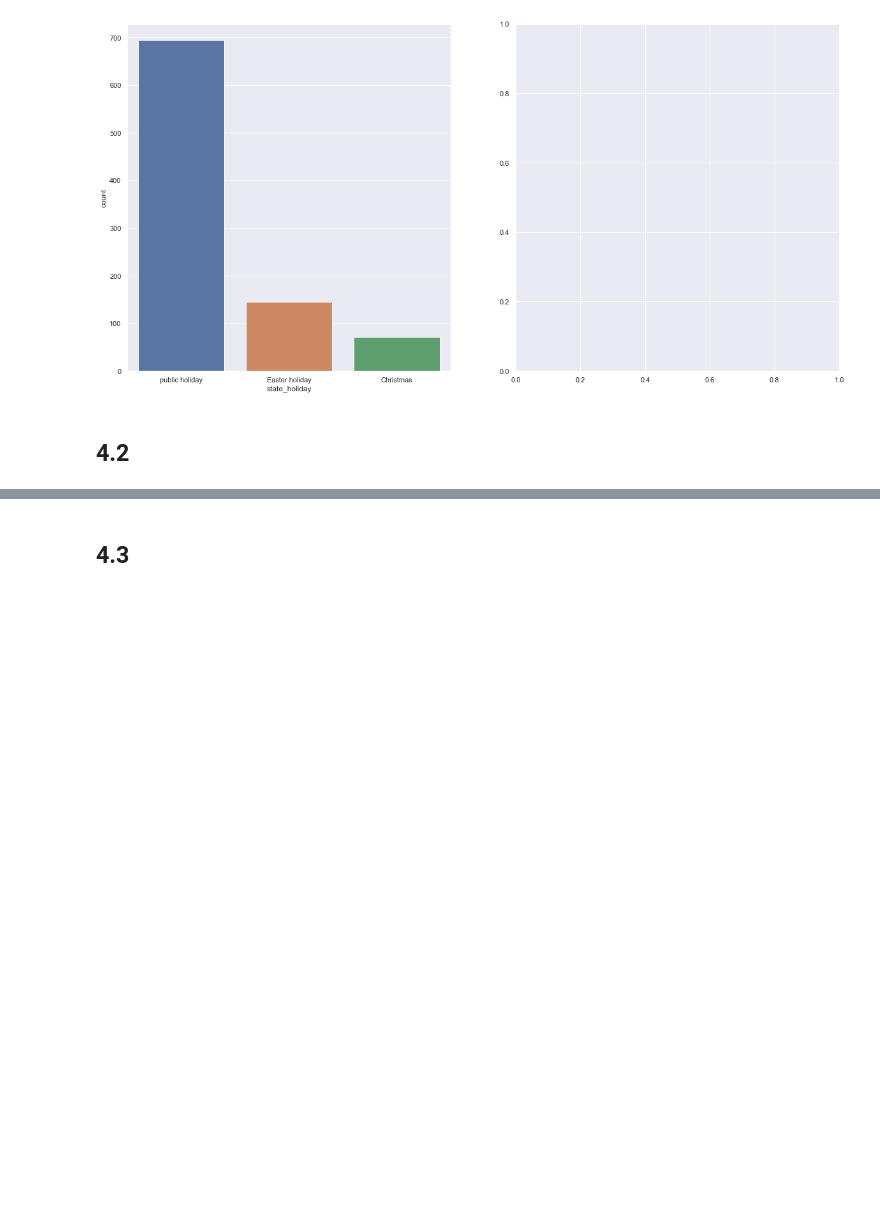
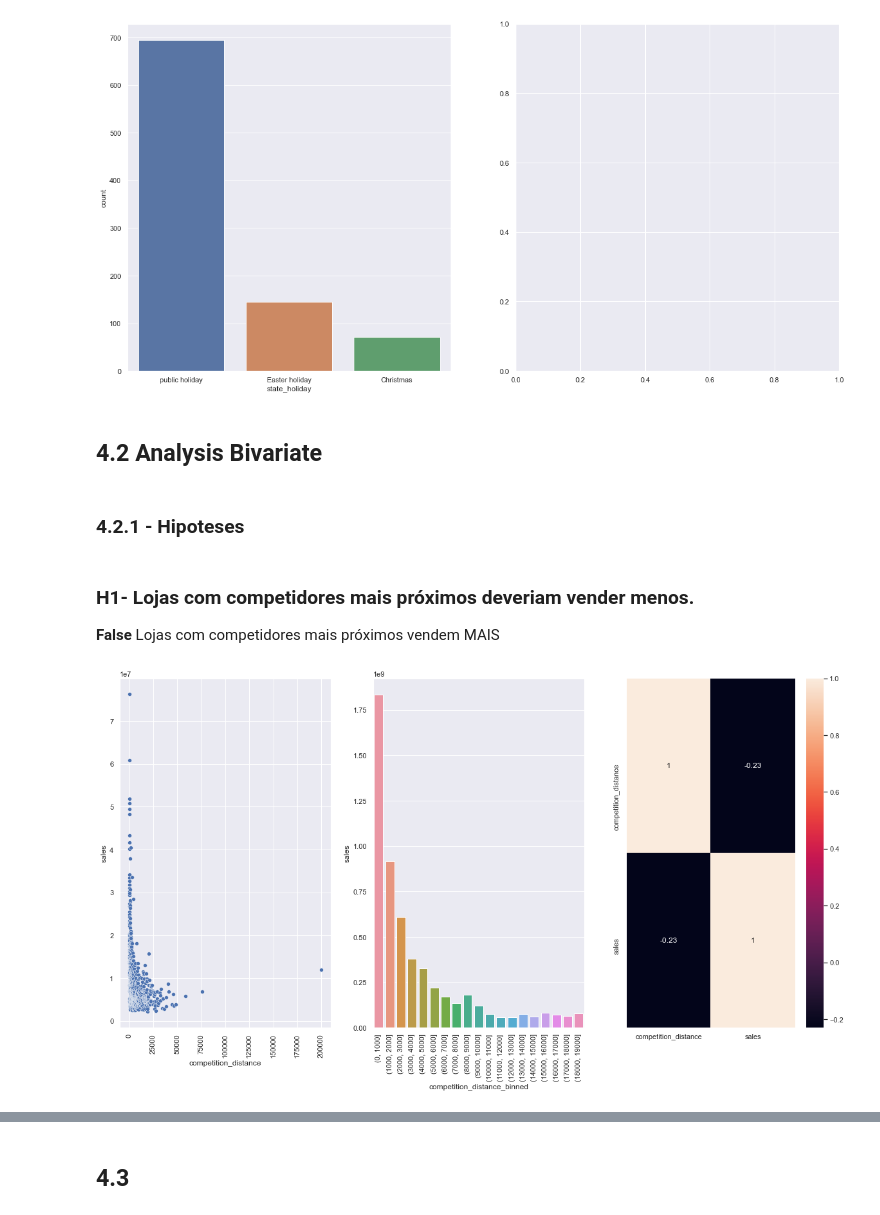
Before and after one commit to brunalimap/Rossmann_Stores, a Jupyter notebook: m04_v01_store_sales_prediction.ipynb, the cells around one changed output, grey strips where cells are left out. Saved outputs shown, nothing was run; the diff lists cells and outputs as text; code cells hidden in the pictures; blank space fills up the shorter version.

```diff
--- a/m04_v01_store_sales_prediction.ipynb
+++ b/m04_v01_store_sales_prediction.ipynb
@@ -549,4 +573,32 @@ sns.kdeplot(df4[df4['state_holiday'] == 'public_holiday']['sales'], label='publi
 <AxesSubplot:>
 [figure]
 # %% [markdown]
-## 4.2
+## 4.2 Analysis Bivariate
+# %% [markdown]
+### 4.2.1 - Hipoteses
+# %% [markdown]
+### H1- Lojas com competidores mais próximos deveriam vender menos.
+**False** Lojas com competidores mais próximos vendem MAIS
+# %%
+aux01= df4[['competition_distance', 'sales']].groupby('competition_distance').sum().reset_index()
+
+#Plotagem de gráficos
+plt.subplot(1,3,1)# Uma Linha, 3 colunas , Primeira Posição
+sns.scatterplot(x='competition_distance', y='sales', data= aux01);
+plt.xticks(rotation=90);
+
+bins = list(np.arange(0,20000,1000))
+aux01['competition_distance_binned'] = pd.cut(aux01['competition_distance'], bins= bins)
+aux02= aux01[['competition_distance_binned', 'sales']].groupby('competition_distance_binned').sum().reset_index()
+
+plt.subplot(1,3,2) # Uma Linha, 3 colunas , Segunda Posição
+sns.barplot(x='competition_distance_binned', y='sales', data= aux02);
+plt.xticks(rotation=90);
+
+plt.subplot(1,3,3) # Uma Linha, 3 colunas , Terceira Posição
+
+corr = sns.heatmap(aux01.corr(method='pearson'),annot=True)
+#bottom, top = corr.get_ylim()
+#corr.set_ylim(bottom+0.5, top-0.5)
+# %% [output]
+[figure, added]
```
Also changed, not shown: parts of 36 cells of this notebook.
